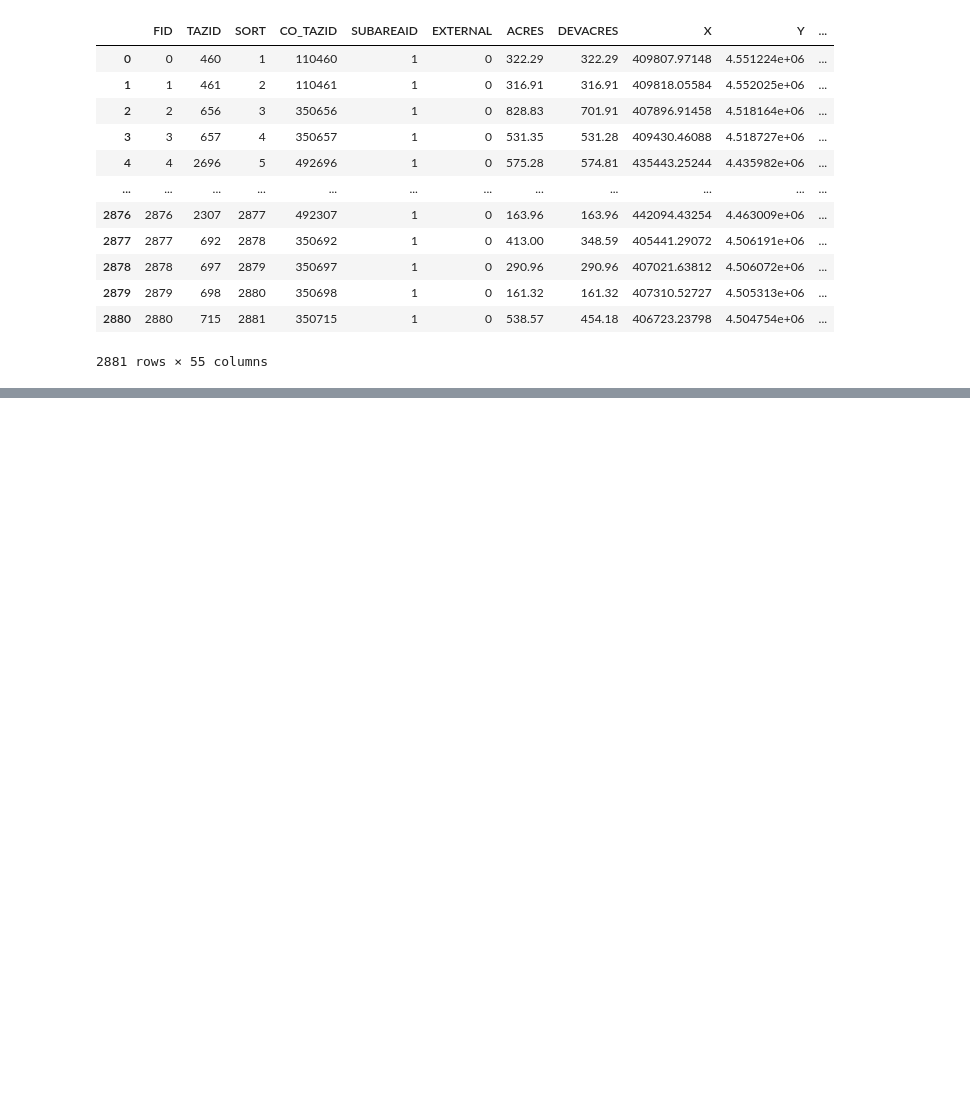
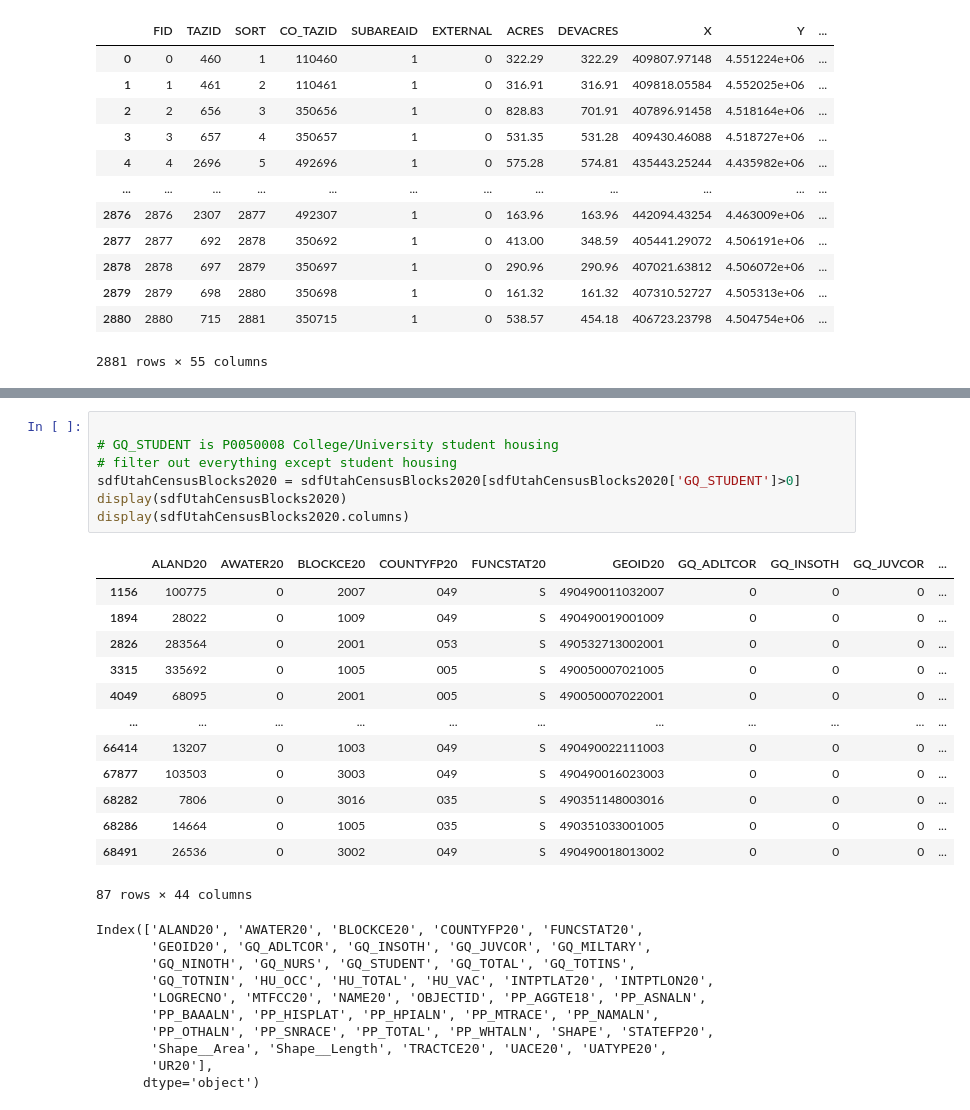
Before and after one commit to WFRCAnalytics/TDM-INP-College-Enrollment, a Jupyter notebook: 3b-Census Tract to TAZ.ipynb, the cells around one changed output, grey strips where cells are left out. Cells and saved outputs as stored; diff of their text form; blank space fills up the shorter version.

```diff
--- a/Census Tract to TAZ.ipynb
+++ b/3b-Census Tract to TAZ.ipynb
@@ -593,0 +496,31 @@ MapView(layout=Layout(height='600px', width='100%'), legend=True)
+# %%
+
+# GQ_STUDENT is P0050008 College/University student housing
+# filter out everything except student housing
+sdfUtahCensusBlocks2020 = sdfUtahCensusBlocks2020[sdfUtahCensusBlocks2020['GQ_STUDENT']>0]
+display(sdfUtahCensusBlocks2020)
+display(sdfUtahCensusBlocks2020.columns)
+# %% [output]
+|  | ALAND20 | AWATER20 | BLOCKCE20 | COUNTYFP20 | FUNCSTAT20 | GEOID20 | GQ_ADLTCOR | GQ_INSOTH | GQ_JUVCOR | ... |
+| 1156 | 100775 | 0 | 2007 | 049 | S | 490490011032007 | 0 | 0 | 0 | ... |
+| 1894 | 28022 | 0 | 1009 | 049 | S | 490490019001009 | 0 | 0 | 0 | ... |
+| 2826 | 283564 | 0 | 2001 | 053 | S | 490532713002001 | 0 | 0 | 0 | ... |
+| 3315 | 335692 | 0 | 1005 | 005 | S | 490050007021005 | 0 | 0 | 0 | ... |
+| 4049 | 68095 | 0 | 2001 | 005 | S | 490050007022001 | 0 | 0 | 0 | ... |
+| ... | ... | ... | ... | ... | ... | ... | ... | ... | ... | ... |
+| 66414 | 13207 | 0 | 1003 | 049 | S | 490490022111003 | 0 | 0 | 0 | ... |
+| 67877 | 103503 | 0 | 3003 | 049 | S | 490490016023003 | 0 | 0 | 0 | ... |
+| 68282 | 7806 | 0 | 3016 | 035 | S | 490351148003016 | 0 | 0 | 0 | ... |
+| 68286 | 14664 | 0 | 1005 | 035 | S | 490351033001005 | 0 | 0 | 0 | ... |
+| 68491 | 26536 | 0 | 3002 | 049 | S | 490490018013002 | 0 | 0 | 0 | ... |
+87 rows × 44 columns
+Index(['ALAND20', 'AWATER20', 'BLOCKCE20', 'COUNTYFP20', 'FUNCSTAT20',
+       'GEOID20', 'GQ_ADLTCOR', 'GQ_INSOTH', 'GQ_JUVCOR', 'GQ_MILTARY',
+       'GQ_NINOTH', 'GQ_NURS', 'GQ_STUDENT', 'GQ_TOTAL', 'GQ_TOTINS',
+       'GQ_TOTNIN', 'HU_OCC', 'HU_TOTAL', 'HU_VAC', 'INTPTLAT20', 'INTPTLON20',
+       'LOGRECNO', 'MTFCC20', 'NAME20', 'OBJECTID', 'PP_AGGTE18', 'PP_ASNALN',
+       'PP_BAAALN', 'PP_HISPLAT', 'PP_HPIALN', 'PP_MTRACE', 'PP_NAMALN',
+       'PP_OTHALN', 'PP_SNRACE', 'PP_TOTAL', 'PP_WHTALN', 'SHAPE', 'STATEFP20',
+       'Shape__Area', 'Shape__Length', 'TRACTCE20', 'UACE20', 'UATYPE20',
+       'UR20'],
+      dtype='object')
```
Also changed, not shown: parts of 14 cells of this notebook, 4 other files.
